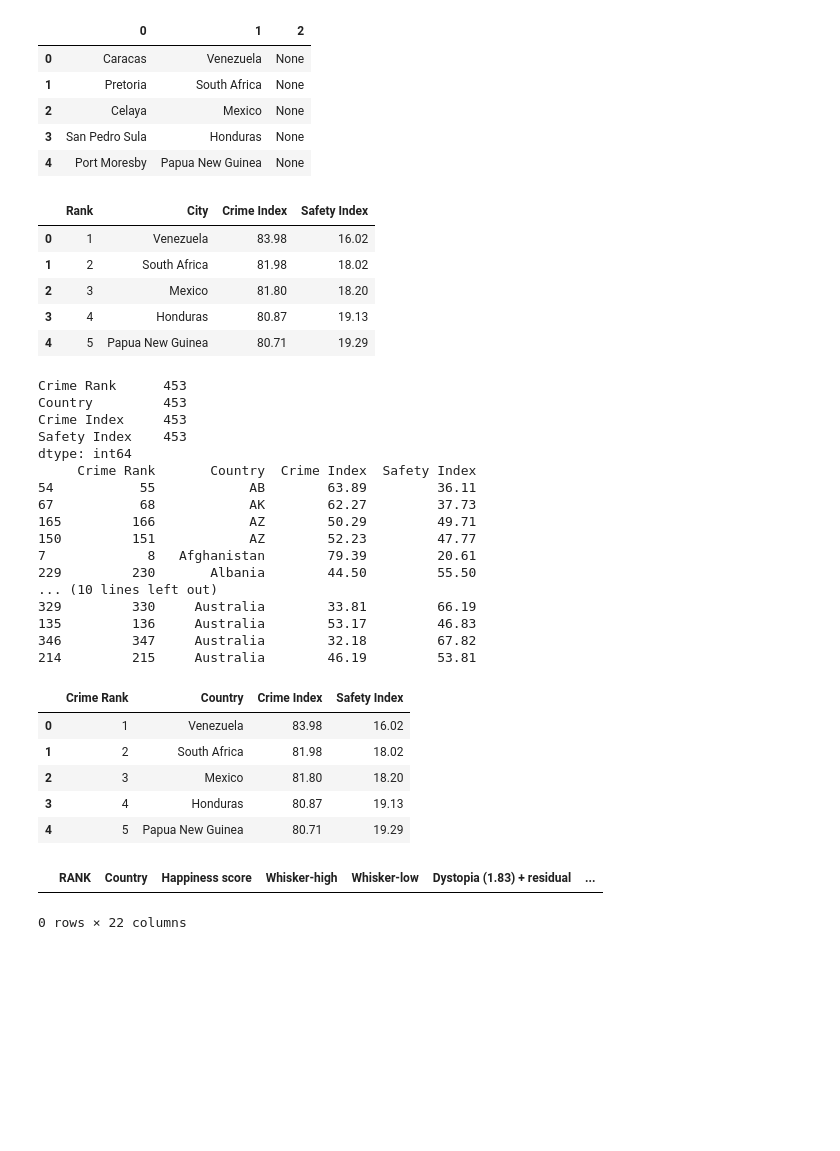
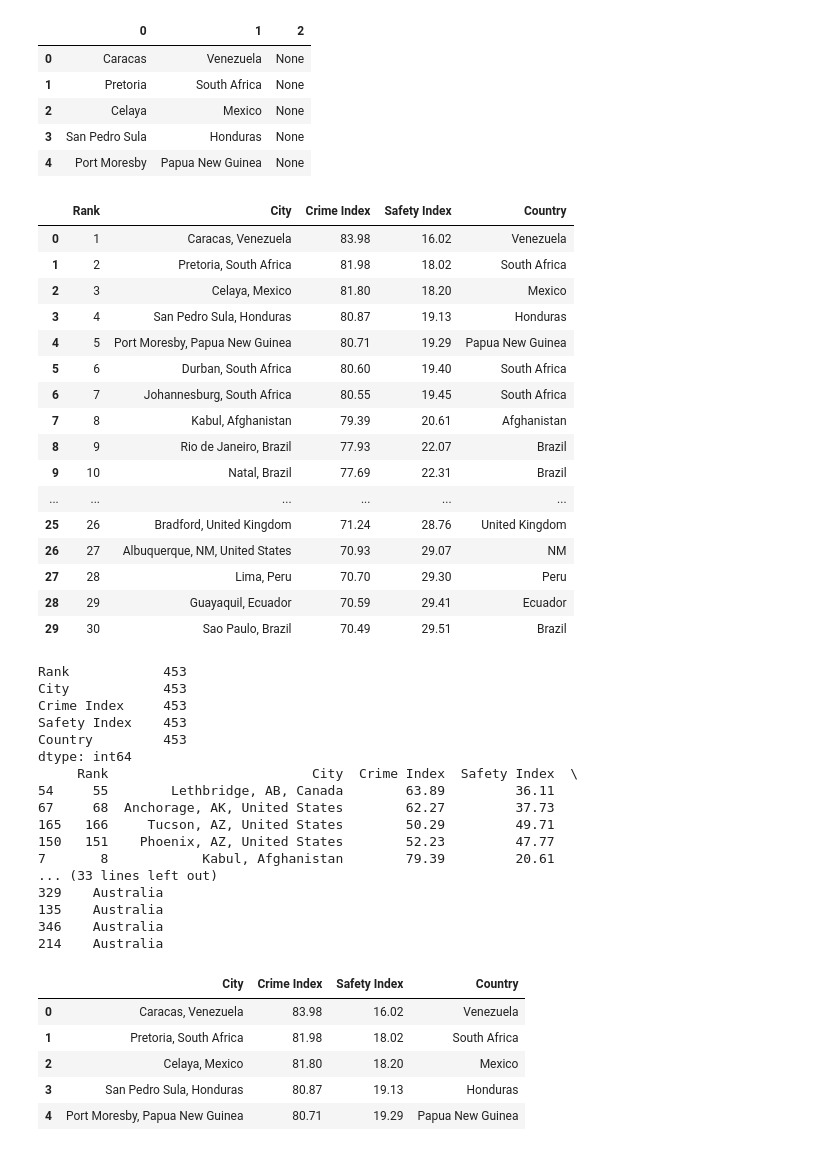
Before and after one commit to cburgyan/project1_happiness, a Jupyter notebook: pro1_happiness.ipynb, the cells around one changed output. Saved outputs shown, nothing was run; the diff lists cells and outputs as text; code cells hidden in the pictures; blank space fills up the shorter version.

```diff
--- a/pro1_happiness.ipynb
+++ b/pro1_happiness.ipynb
@@ -203,5 +296,5 @@ bottom20Hap
 # %%
-crime_df = pd.read_csv('./Resources/WorldCrimeIndex.csv')
+crime_df = pd.read_csv('./Resources/WorldCrimeIndex.csv', encoding='utf-8')
 
 crime_df.head()
 # %% [output]
@@ -223,49 +316,56 @@ df.head()
 | 3 | San Pedro Sula | Honduras | None |
 | 4 | Port Moresby | Papua New Guinea | None |
 # %%
-crime_df['City'] = df[1]
-crime_df.head()
+crime_df['Country'] = df[1]
+crime_df.head(30)
 # %% [output]
-|  | Rank | City | Crime Index | Safety Index |
-| 0 | 1 | Venezuela | 83.98 | 16.02 |
-| 1 | 2 | South Africa | 81.98 | 18.02 |
-| 2 | 3 | Mexico | 81.80 | 18.20 |
-| 3 | 4 | Honduras | 80.87 | 19.13 |
-| 4 | 5 | Papua New Guinea | 80.71 | 19.29 |
+|  | Rank | City | Crime Index | Safety Index | Country |
+| 0 | 1 | Caracas, Venezuela | 83.98 | 16.02 | Venezuela |
+| 1 | 2 | Pretoria, South Africa | 81.98 | 18.02 | South Africa |
+| 2 | 3 | Celaya, Mexico | 81.80 | 18.20 | Mexico |
+| 3 | 4 | San Pedro Sula, Honduras | 80.87 | 19.13 | Honduras |
+| 4 | 5 | Port Moresby, Papua New Guinea | 80.71 | 19.29 | Papua New Guinea |
+| 5 | 6 | Durban, South Africa | 80.60 | 19.40 | South Africa |
+| 6 | 7 | Johannesburg, South Africa | 80.55 | 19.45 | South Africa |
+| 7 | 8 | Kabul, Afghanistan | 79.39 | 20.61 | Afghanistan |
+| 8 | 9 | Rio de Janeiro, Brazil | 77.93 | 22.07 | Brazil |
+| 9 | 10 | Natal, Brazil | 77.69 | 22.31 | Brazil |
+| ... | ... | ... | ... | ... | ... |
+| 25 | 26 | Bradford, United Kingdom | 71.24 | 28.76 | United Kingdom |
+| 26 | 27 | Albuquerque, NM, United States | 70.93 | 29.07 | NM |
+| 27 | 28 | Lima, Peru | 70.70 | 29.30 | Peru |
+| 28 | 29 | Guayaquil, Ecuador | 70.59 | 29.41 | Ecuador |
+| 29 | 30 | Sao Paulo, Brazil | 70.49 | 29.51 | Brazil |
 # %%
 
-crime_df.columns=['Crime Rank', 'Country', 'Crime Index', 'Safety Index']
+# crime_df.columns=['Crime Rank', 'Country', 'Crime Index', 'Safety Index']
 print(crime_df.count())
 sr_df = crime_df.sort_values('Country')
 print(sr_df.head(20))
+# print(crime_df.dtypes)
+del crime_df['Rank']
 crime_df.head()
 # %% [output]
-Crime Rank      453
-Country         453
+Rank            453
+City            453
 Crime Index     453
 Safety Index    453
+Country         453
 dtype: int64
-     Crime Rank       Country  Crime Index  Safety Index
-54           55            AB        63.89         36.11
-67           68            AK        62.27         37.73
-165         166            AZ        50.29         49.71
-150         151            AZ        52.23         47.77
-7             8   Afghanistan        79.39         20.61
-229         230       Albania        44.50         55.50
-... (10 lines left out)
-329         330     Australia        33.81         66.19
-135         136     Australia        53.17         46.83
-346         347     Australia        32.18         67.82
-214         215     Australia        46.19         53.81
+     Rank                          City  Crime Index  Safety Index  \
+54     55        Lethbridge, AB, Canada        63.89         36.11
+67     68  Anchorage, AK, United States        62.27         37.73
+165   166     Tucson, AZ, United States        50.29         49.71
+150   151    Phoenix, AZ, United States        52.23         47.77
+7       8            Kabul, Afghanistan        79.39         20.61
+... (33 lines left out)
+329    Australia
+135    Australia
+346    Australia
+214    Australia
-|  | Crime Rank | Country | Crime Index | Safety Index |
-| 0 | 1 | Venezuela | 83.98 | 16.02 |
-| 1 | 2 | South Africa | 81.98 | 18.02 |
-| 2 | 3 | Mexico | 81.80 | 18.20 |
-| 3 | 4 | Honduras | 80.87 | 19.13 |
-| 4 | 5 | Papua New Guinea | 80.71 | 19.29 |
+|  | City | Crime Index | Safety Index | Country |
+| 0 | Caracas, Venezuela | 83.98 | 16.02 | Venezuela |
+| 1 | Pretoria, South Africa | 81.98 | 18.02 | South Africa |
+| 2 | Celaya, Mexico | 81.80 | 18.20 | Mexico |
+| 3 | San Pedro Sula, Honduras | 80.87 | 19.13 | Honduras |
+| 4 | Port Moresby, Papua New Guinea | 80.71 | 19.29 | Papua New Guinea |
-# %%
-mHapCosCrim = mHapCost_df.merge(crime_df, how='inner', on='Country')
-mHapCosCrim.head()
-# %% [output]
-|  | RANK | Country | Happiness score | Whisker-high | Whisker-low | Dystopia (1.83) + residual | ... |
-0 rows × 22 columns
```
Also changed, not shown: parts of 19 cells of this notebook.
